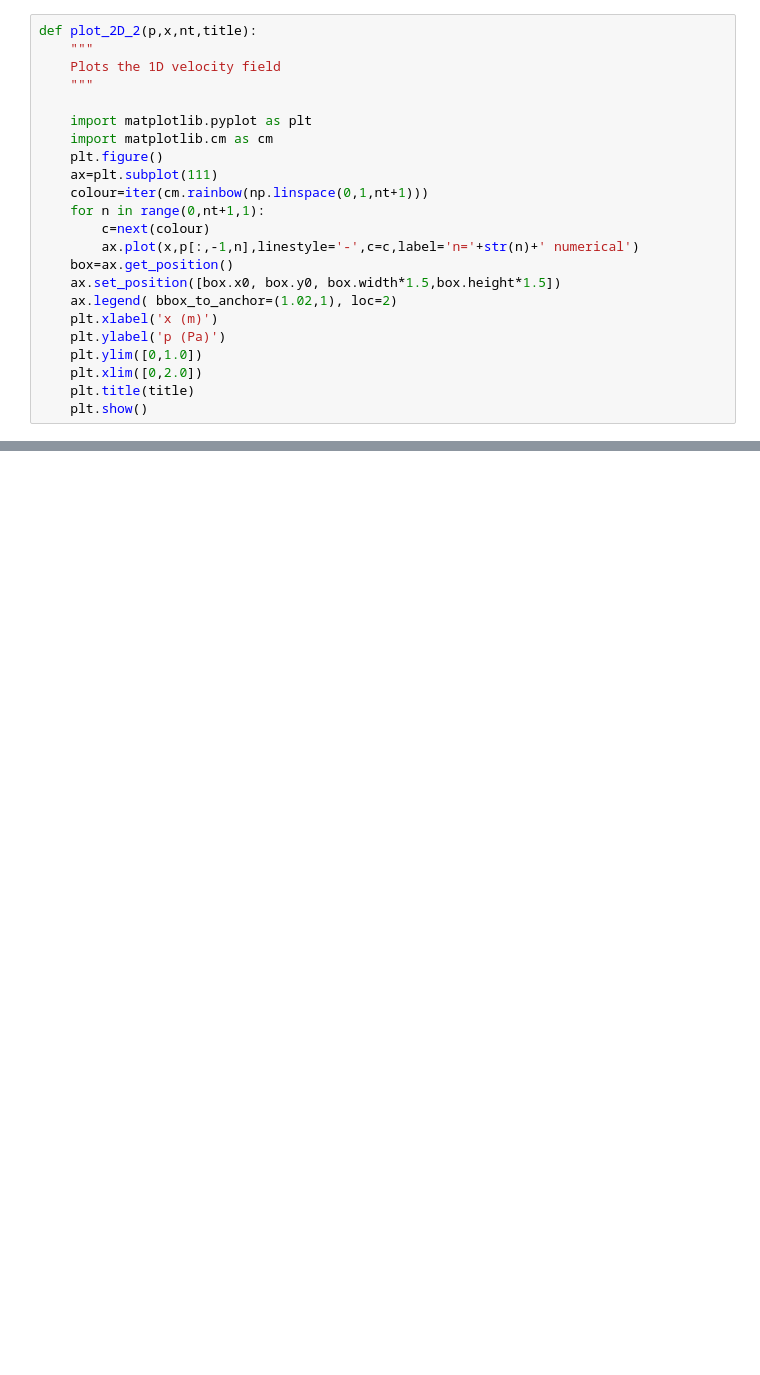
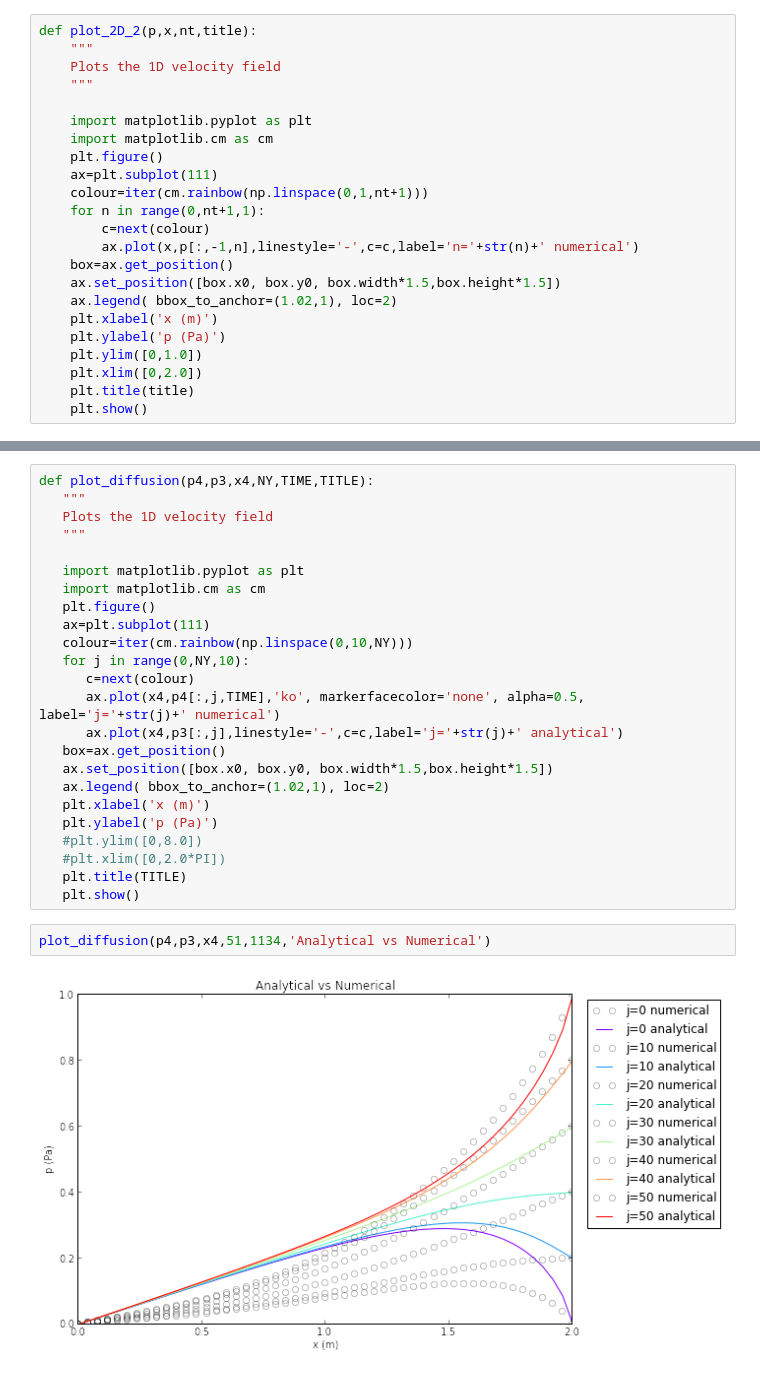
Before and after one commit to en9apr/sphinx, a Jupyter notebook: Laplace.ipynb, the cells around one changed output, grey strips where cells are left out. Drawn from its saved outputs; the diff is of its cells as text; blank space fills up the shorter version.

```diff
--- a/Laplace.ipynb
+++ b/Laplace.ipynb
@@ -392,0 +587,28 @@ plot_2D_2(p1,x1,16,'Figure 3: At Far Neumann Boundary: n=16, niter=17, nx=51, ny
+# %%
+def plot_diffusion(p4,p3,x4,NY,TIME,TITLE):
+   """
+   Plots the 1D velocity field
+   """
+
+   import matplotlib.pyplot as plt
+   import matplotlib.cm as cm
+   plt.figure()
+   ax=plt.subplot(111)
+   colour=iter(cm.rainbow(np.linspace(0,10,NY)))
+   for j in range(0,NY,10):
+      c=next(colour)
+      ax.plot(x4,p4[:,j,TIME],'ko', markerfacecolor='none', alpha=0.5, label='j='+str(j)+' numerical')
+      ax.plot(x4,p3[:,j],linestyle='-',c=c,label='j='+str(j)+' analytical')
+   box=ax.get_position()
+   ax.set_position([box.x0, box.y0, box.width*1.5,box.height*1.5])
+   ax.legend( bbox_to_anchor=(1.02,1), loc=2)
+   plt.xlabel('x (m)')
+   plt.ylabel('p (Pa)')
+   #plt.ylim([0,8.0])
+   #plt.xlim([0,2.0*PI])
+   plt.title(TITLE)
+   plt.show()
+# %%
+plot_diffusion(p4,p3,x4,51,1134,'Analytical vs Numerical')
+# %% [output]
+[figure, added]
```
Also changed, not shown: parts of 17 cells of this notebook.
